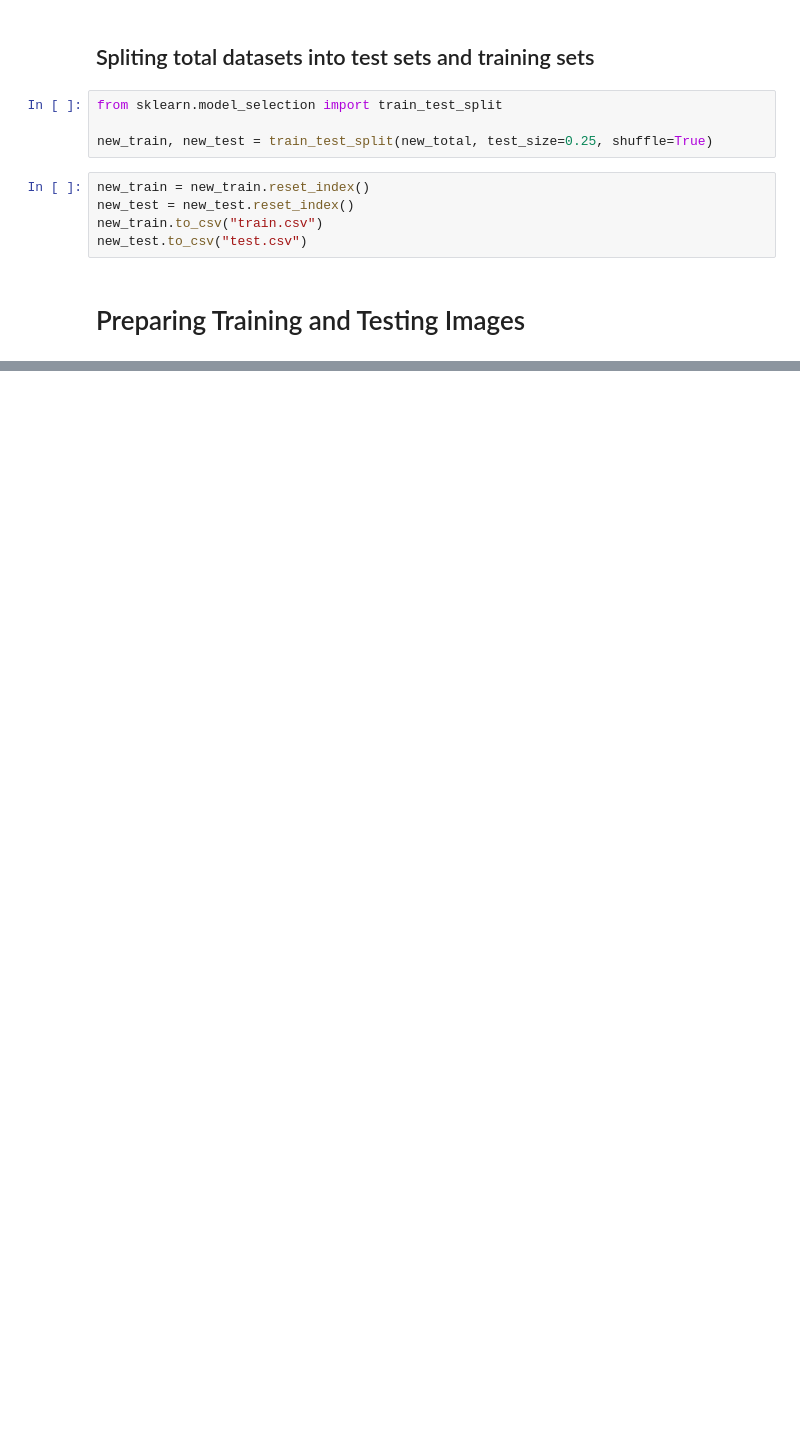
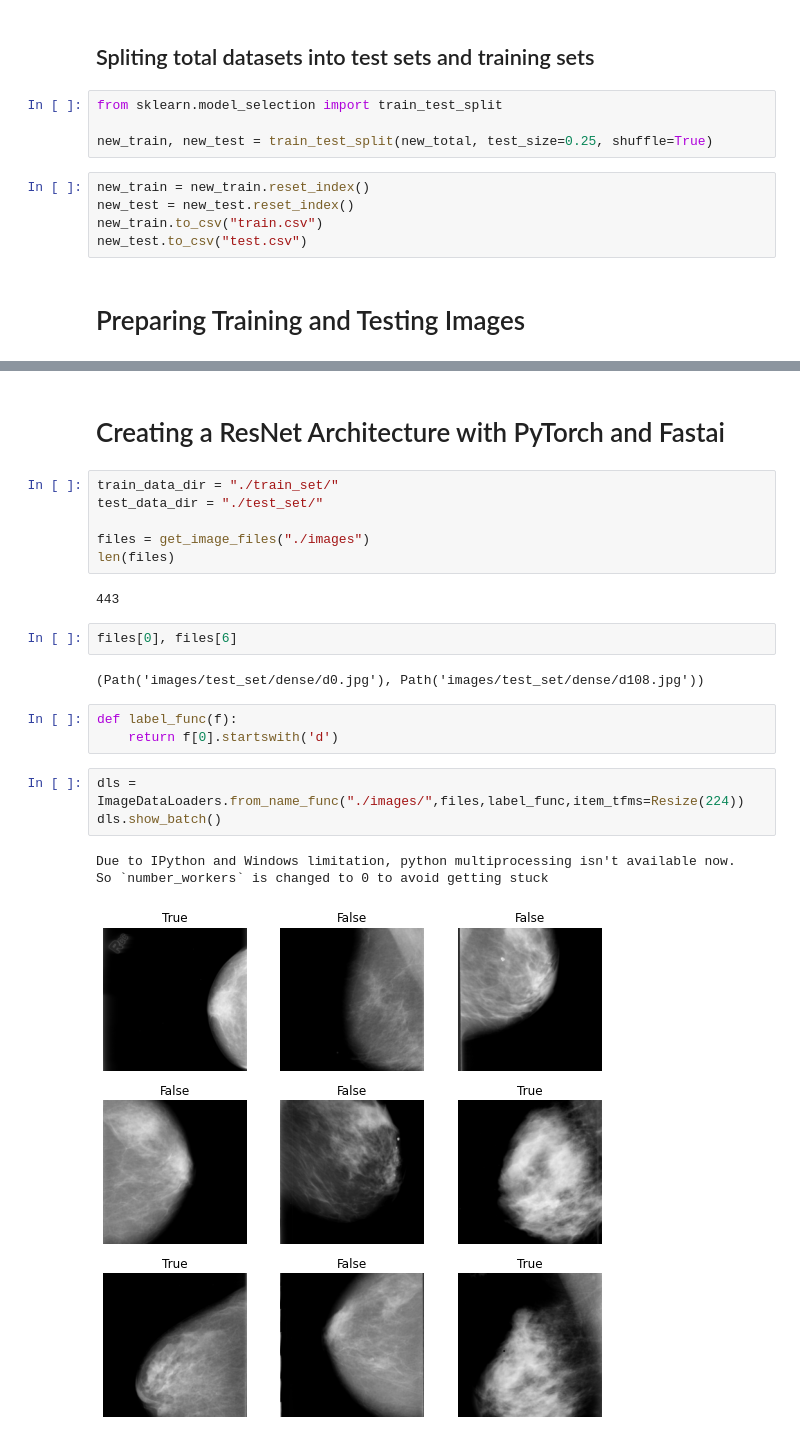
Before and after one commit to bdrad/onboarding-cv-sr, a Jupyter notebook: cv.ipynb, the cells around one changed output, grey strips where cells are left out. Drawn from its saved outputs; the diff is of its cells as text; blank space fills up the shorter version.

```diff
--- a/cv.ipynb
+++ b/cv.ipynb
@@ -440,0 +264,24 @@ plt.show()
+# %% [markdown]
+# Creating a ResNet Architecture with PyTorch and Fastai
+# %%
+train_data_dir = "./train_set/"
+test_data_dir = "./test_set/"
+
+files = get_image_files("./images")
+len(files)
+# %% [output]
+443
+# %%
+files[0], files[6]
+# %% [output]
+(Path('images/test_set/dense/d0.jpg'), Path('images/test_set/dense/d108.jpg'))
+# %%
+def label_func(f):
+    return f[0].startswith('d')
+# %%
+dls = ImageDataLoaders.from_name_func("./images/",files,label_func,item_tfms=Resize(224))
+dls.show_batch()
+# %% [output]
+Due to IPython and Windows limitation, python multiprocessing isn't available now.
+So `number_workers` is changed to 0 to avoid getting stuck
+[figure, added]
```
Also changed, not shown: parts of 37 cells of this notebook, 4 other files.
